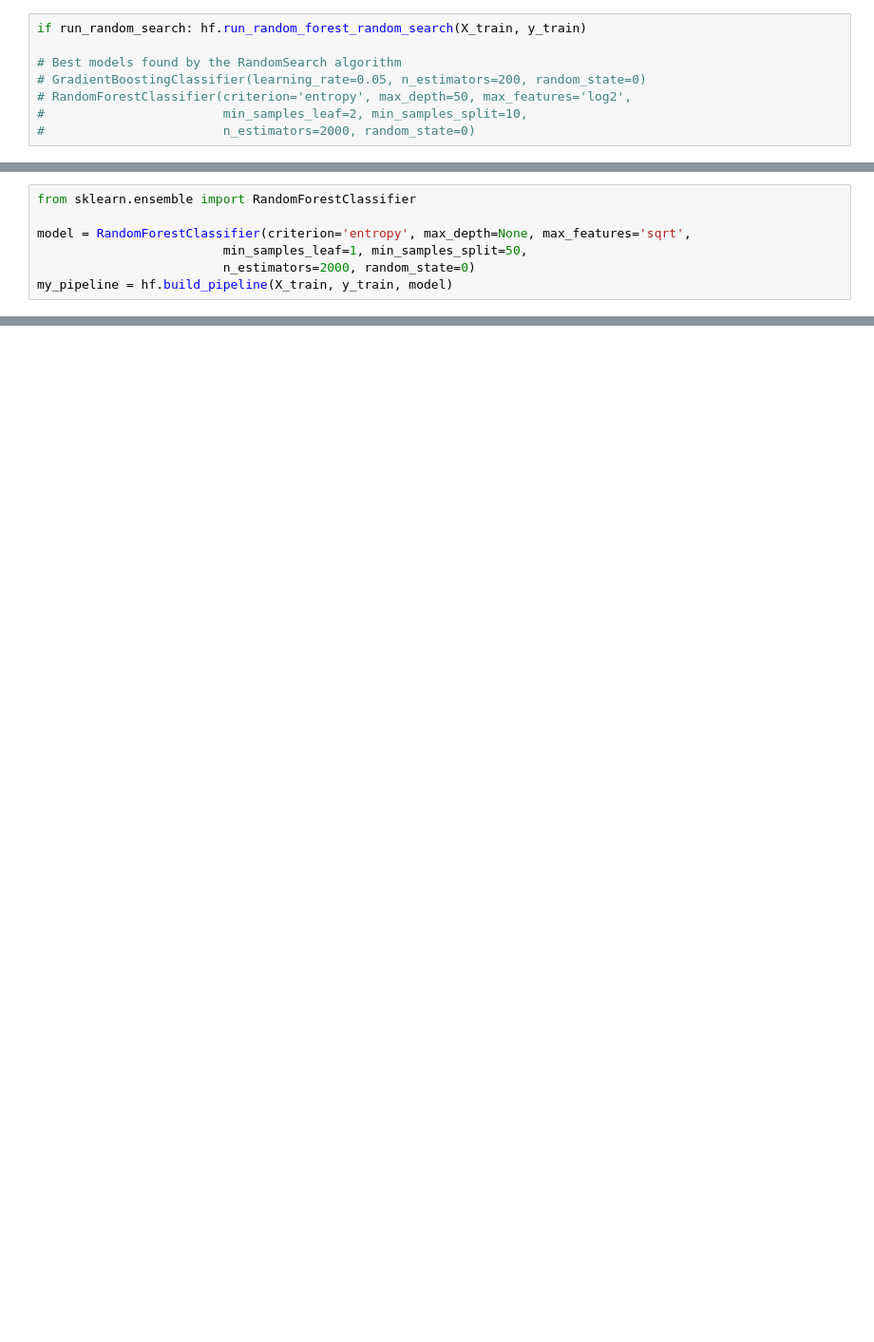
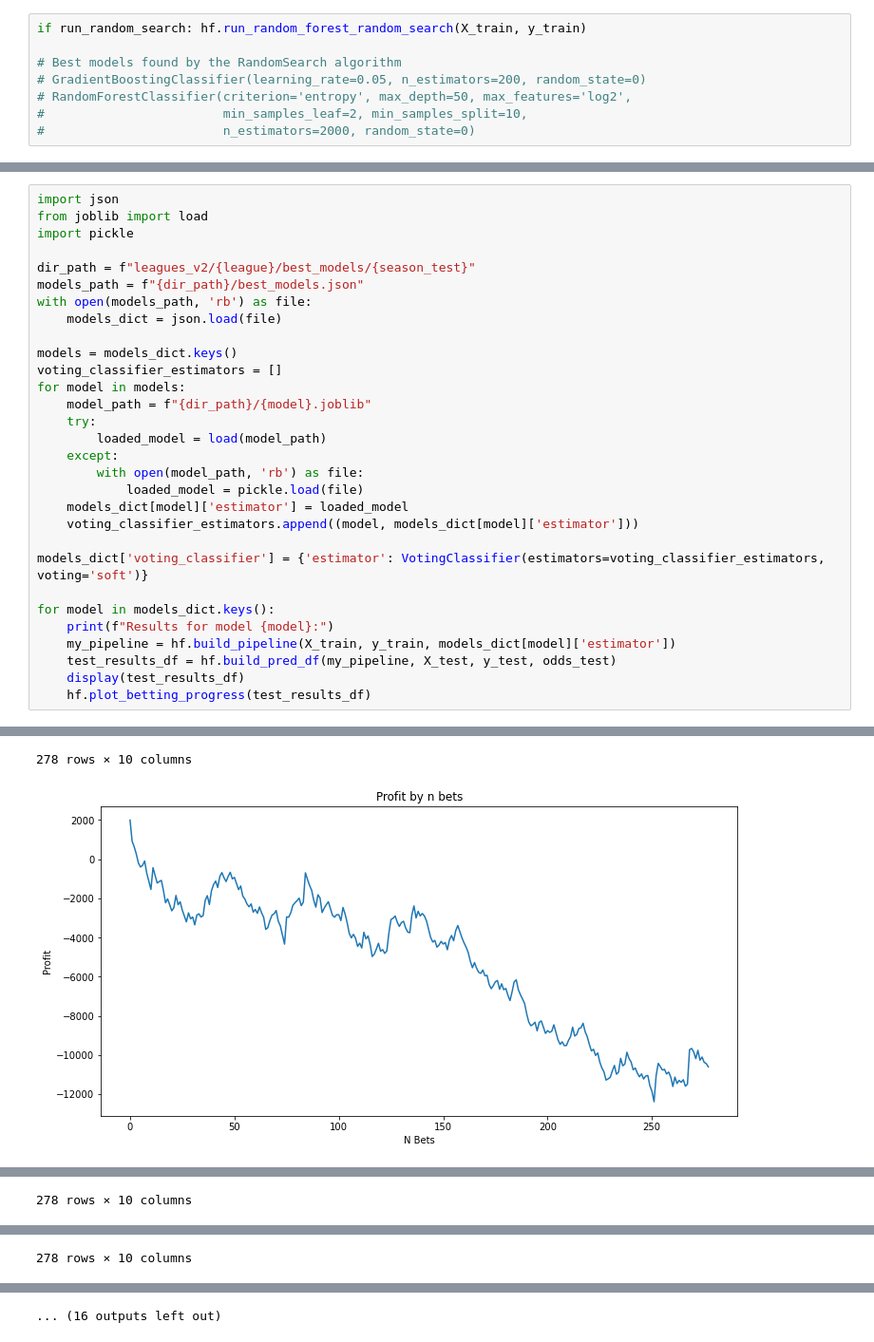
Before and after one commit to caiomelo22/football-predictor, a Jupyter notebook: predictor_v2.ipynb, the cells around one changed output, grey strips where cells are left out. Shown at 95% size. Saved outputs shown, nothing was run; the diff lists cells and outputs as text; blank space fills up the shorter version.

Commit message:
Save models and analyse them in the predictor_v2

```diff
--- a/predictor_v2.ipynb
+++ b/predictor_v2.ipynb
@@ -117,7 +116,31 @@ hf.plot_mi_scores(third_mi_scores[third_mi_scores > min_mi_score])
 # %%
-from sklearn.ensemble import RandomForestClassifier
+import json
+from joblib import load
+import pickle
 
-model = RandomForestClassifier(criterion='entropy', max_depth=None, max_features='sqrt',
-                         min_samples_leaf=1, min_samples_split=50,
-                         n_estimators=2000, random_state=0)
-my_pipeline = hf.build_pipeline(X_train, y_train, model)
+dir_path = f"leagues_v2/{league}/best_models/{season_test}"
+models_path = f"{dir_path}/best_models.json"
+with open(models_path, 'rb') as file:
+    models_dict = json.load(file)
+
+models = models_dict.keys()
+voting_classifier_estimators = []
+for model in models:
+    model_path = f"{dir_path}/{model}.joblib"
+    try:
+        loaded_model = load(model_path)
+    except:
+        with open(model_path, 'rb') as file:
+            loaded_model = pickle.load(file)
+    models_dict[model]['estimator'] = loaded_model
+    voting_classifier_estimators.append((model, models_dict[model]['estimator']))
+
+models_dict['voting_classifier'] = {'estimator': VotingClassifier(estimators=voting_classifier_estimators, voting='soft')}
+
+for model in models_dict.keys():
+    print(f"Results for model {model}:")
+    my_pipeline = hf.build_pipeline(X_train, y_train, models_dict[model]['estimator'])
+    test_results_df = hf.build_pred_df(my_pipeline, X_test, y_test, odds_test)
+    display(test_results_df)
+    hf.plot_betting_progress(test_results_df)
+# %% [output]
@@ -123,0 +176,2 @@ my_pipeline = hf.build_pipeline(X_train, y_train, model)
+278 rows × 10 columns
+[figure, added]
@@ -123,0 +207 @@ my_pipeline = hf.build_pipeline(X_train, y_train, model)
+278 rows × 10 columns
@@ -123,0 +238 @@ my_pipeline = hf.build_pipeline(X_train, y_train, model)
+278 rows × 10 columns
@@ -123,0 +240 @@ my_pipeline = hf.build_pipeline(X_train, y_train, model)
+... (16 outputs left out)
```
Also changed, not shown: parts of 11 cells of this notebook, 2 other files.
